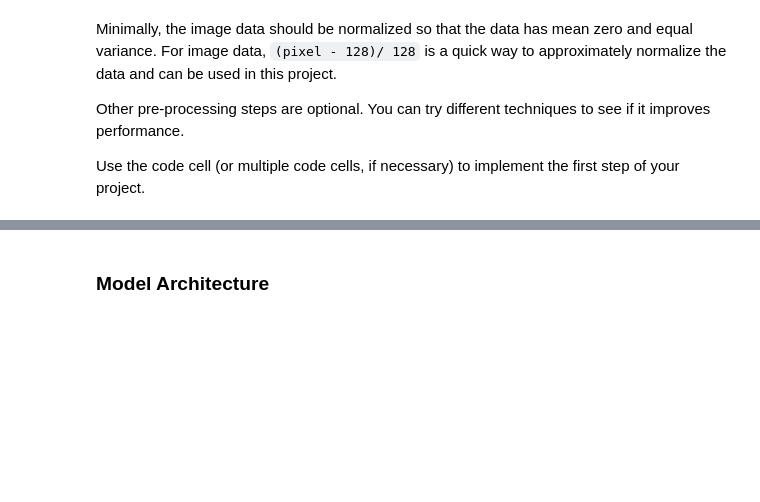
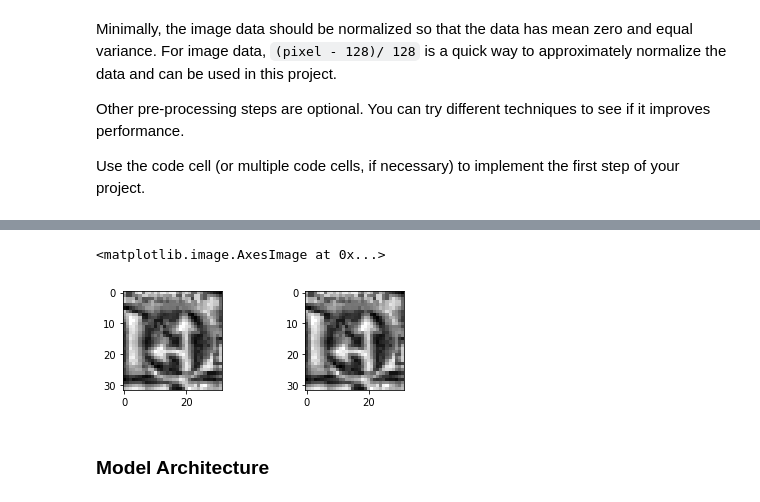
Before and after one commit to JoonaSavela/CarND-Project-2-traffic-signs, a Jupyter notebook: Traffic_Sign_Classifier.ipynb, the cells around one changed output, grey strips where cells are left out. Drawn from its saved outputs; the diff is of its cells as text; code cells hidden in the pictures; blank space fills up the shorter version.

```diff
--- a/Traffic_Sign_Classifier.ipynb
+++ b/Traffic_Sign_Classifier.ipynb
@@ -181,3 +192,13 @@ print(X_train[0].shape)
+# %%
+plt.figure()
+plt.subplot(221)
+plt.imshow(preprocess_demo2.squeeze(), cmap='gray')
+
+plt.subplot(222)
+plt.imshow(preprocess_demo3.squeeze(), cmap='gray')
+# %% [output]
+<matplotlib.image.AxesImage at 0x...>
+[figure, added]
 # %% [markdown]
 ### Model Architecture
 # %%
```
Also changed, not shown: parts of 10 cells of this notebook.
